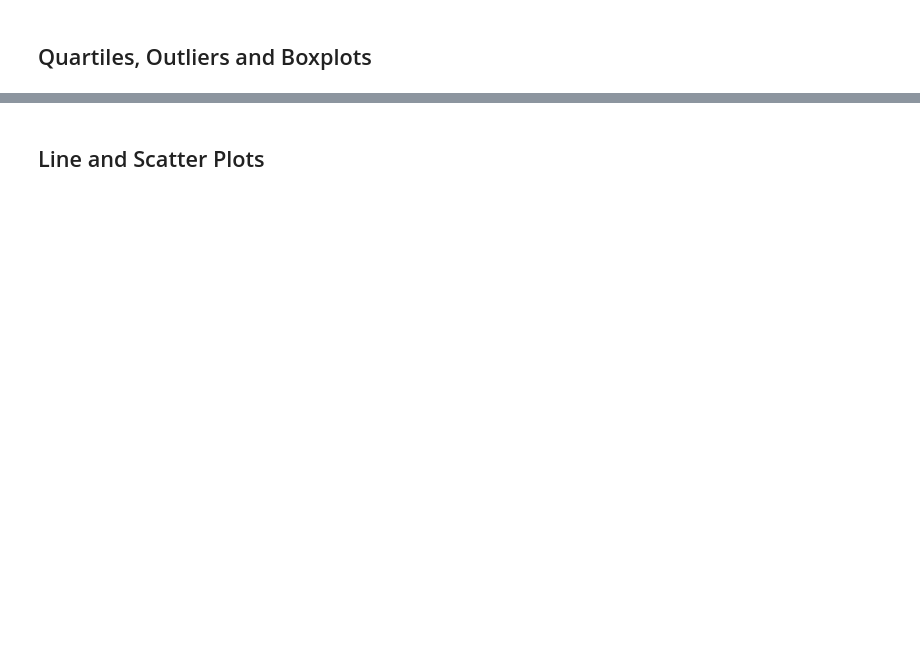
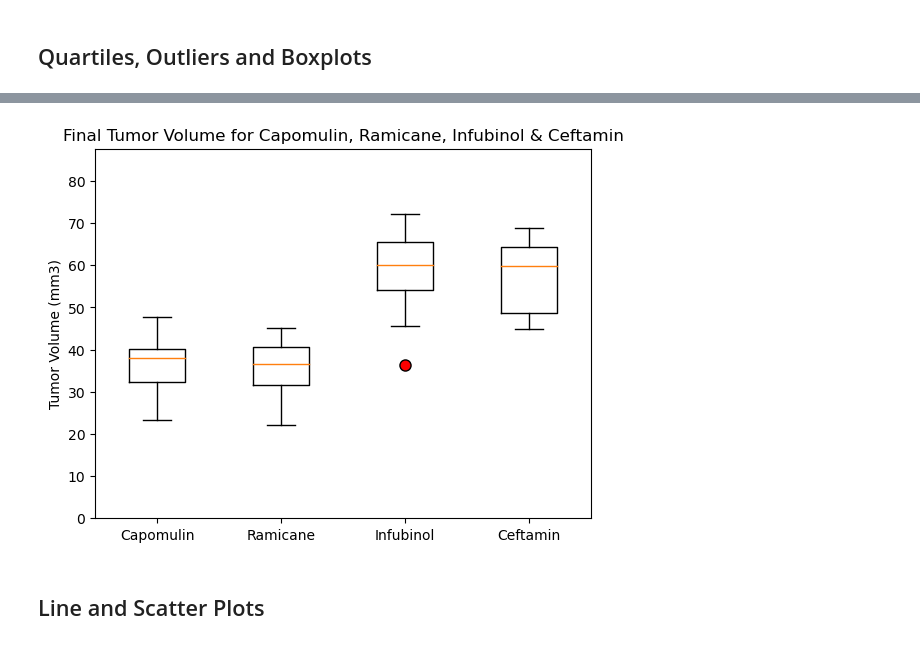
Before and after one commit to mehpree/data-visualization, a Jupyter notebook: pymaceuticals.ipynb, the cells around one changed output, grey strips where cells are left out. Cells and saved outputs as stored; diff of their text form; code cells hidden in the pictures; blank space fills up the shorter version.

```diff
--- a/pymaceuticals.ipynb
+++ b/pymaceuticals.ipynb
@@ -287,0 +246,28 @@ ValueError: Dimensions of labels and X must be compatible
+# %%
+# Calculate the final tumor volume of each mouse across four of the most promising treatment regimens.
+# Calculate the IQR and quantitatively determine if there are any potential outliers.
+treatments = ['Capomulin', 'Ramicane', 'Infubinol', 'Ceftamin']
+tumor_volume_data = []
+
+# Loop through each drug treatment
+for treatment in treatments:
+    final_tumor_volume = merged_tumor_df.loc[merged_tumor_df['Drug Regimen'] == treatment, 'Tumor Volume (mm3)']
+    tumor_volume_data.append(final_tumor_volume)
+
+    # Calculate the quartiles for the current treatment
+    quartiles = final_tumor_volume.quantile([0.25, 0.5, 0.75])
+    lowerq = quartiles[0.25]
+    upperq = quartiles[0.75]
+    iqr = upperq - lowerq
+
+    print(f'IQR for {treatment}: {iqr}')
+
+    # Calculate lower and upper bounds for potential outliers
+    lower_bound = lowerq - (1.5 * iqr)
+    upper_bound = upperq + (1.5 * iqr)
+    print(f'Lower Bound for {treatment}: {lower_bound}')
+    print(f'Upper Bound for {treatment}: {upper_bound}')
+
+    # Identify and print potential outliers for the current treatment
+    outliers = final_tumor_volume.loc[(final_tumor_volume > upper_bound) | (final_tumor_volume < lower_bound)]
+    print(f'Number of {treatment} outliers: {len(outliers)}')
@@ -288,2 +291,11 @@ ValueError: Dimensions of labels and X must be compatible
+# %%
+# Create a box plot for all four treatments
+plt.boxplot(tumor_volume_data, labels=treatments, flierprops={'marker': 'o', 'markerfacecolor': 'red', 'markersize': 8})
+plt.title('Final Tumor Volume for Capomulin, Ramicane, Infubinol & Ceftamin')
+plt.ylabel('Tumor Volume (mm3)')
+plt.ylim(0, upper_bound)
+plt.show()
+# %% [output]
+[figure, added]
 # %% [markdown]
 ## Line and Scatter Plots
```
Also changed, not shown: parts of 15 cells of this notebook.
